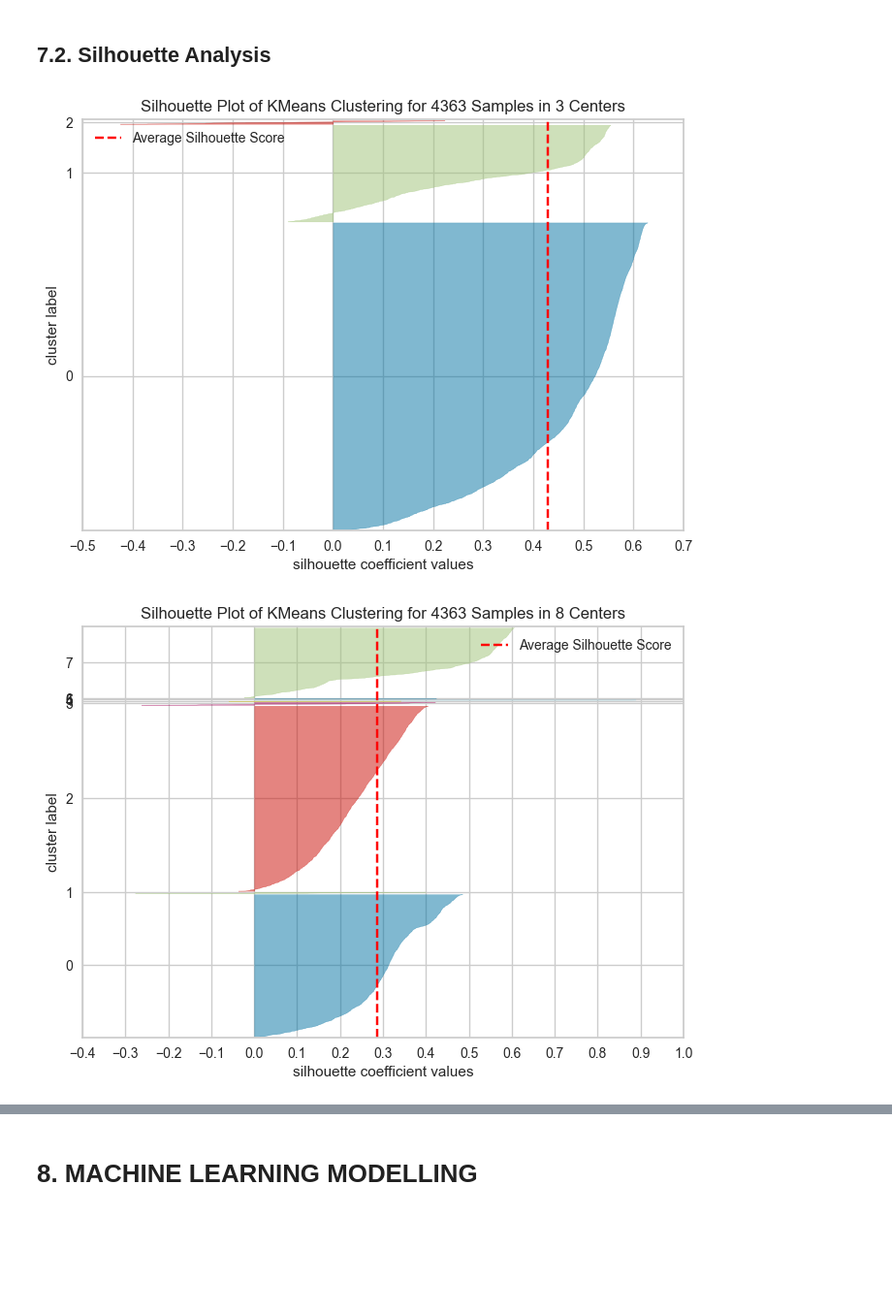
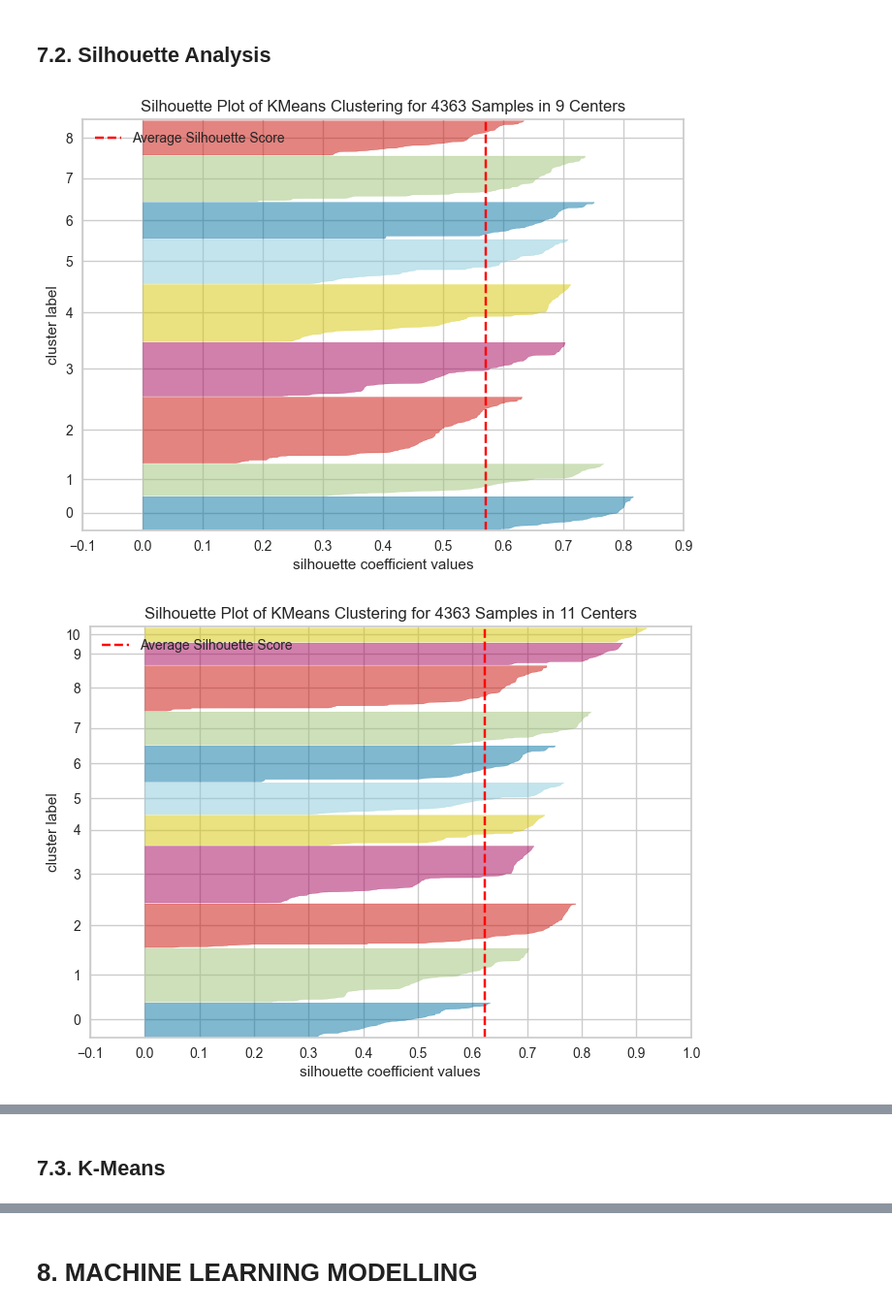
Before and after one commit to bernardoavsouza/LoyaltyProgram, a Jupyter notebook: code.ipynb, the cells around one changed output, grey strips where cells are left out. Shown at 97% size. Cells and saved outputs as stored; diff of their text form; code cells hidden in the pictures; blank space fills up the shorter version.

Commit message:
embedded tree and EDA added

```diff
--- a/code.ipynb
+++ b/code.ipynb
@@ -323,0 +377,6 @@ df6 = df6.loc[:, cols_selected]
+# %%
+ if ("MeanBasketSize" in list(df6.columns)):
+    df6['MeanBasketSize'] = np.log1p(df6['MeanBasketSize'])
+
+elif ("TotalQuantity" in list(df6.columns)):
+    df6['TotalQuantity'] = np.log1p(df6['TotalQuantity'])
@@ -324,7 +433,17 @@ df6 = df6.loc[:, cols_selected]
+# %%
+X = df6.drop('Monetary', axis = 1)
+Y = df6['Monetary']
+
+rf_emb = RF(random_state = seed)
+rf_emb.fit(X, Y)
+df_leaf = pd.DataFrame(rf_emb.apply(X))
+
+reducer = UMAP(random_state = seed)
+df_tree_emb = pd.DataFrame(reducer.fit_transform(df_leaf))
 # %% [markdown]
 # 7. HYPERARAMETERS FINE TUNING
 # %%
-df7 = df6.copy()
+df7 = df_tree_emb.copy()
 # %%
 n_clusters = 20
 clusters_range = list(range(2, n_clusters + 1))
@@ -349,13 +468,13 @@ visualizer.show();
 # %% [markdown]
 ## 7.2. Silhouette Analysis
+# %%
+clusters_list = [9, 11, 13, 16]
 # %%
-clusters_list = [3, 8, 9, 11, 12, 16, 17]
-
 for i in clusters_list:
     model = KMeans(i, n_init = 50, random_state = seed)
     viz = SilhouetteVisualizer(model, colors='yellowbrick')
     viz.fit(df7)
     viz.show();
 # %% [output]
-[figure, old version]
+[figure, new version]
-[figure, old version]
+[figure, new version]
@@ -366,0 +483,2 @@ for i in clusters_list:
+# %% [markdown]
+## 7.3. K-Means
```
Also changed, not shown: parts of 95 cells of this notebook, 1 other file.
